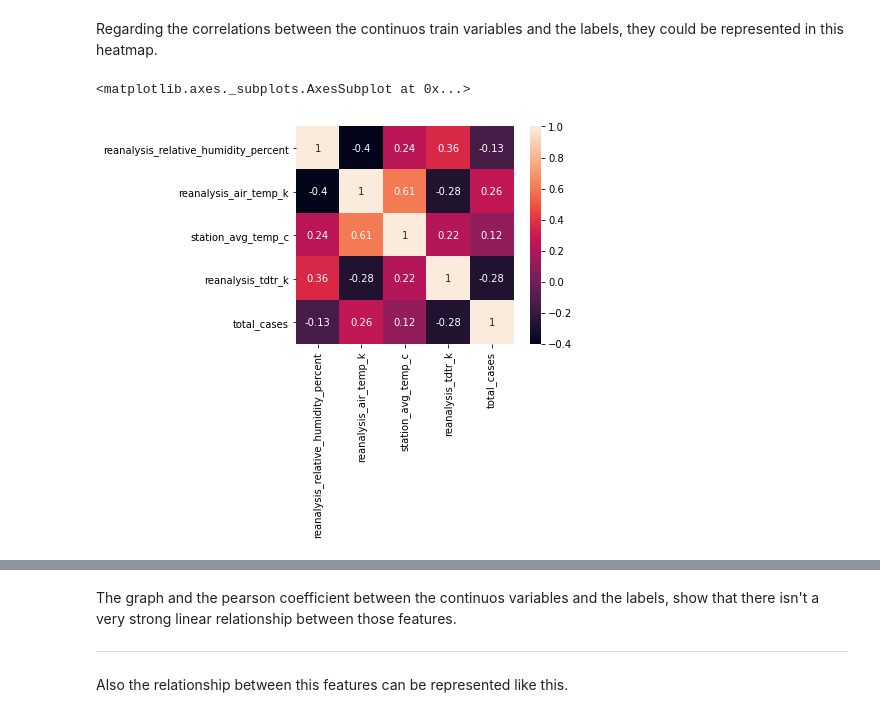
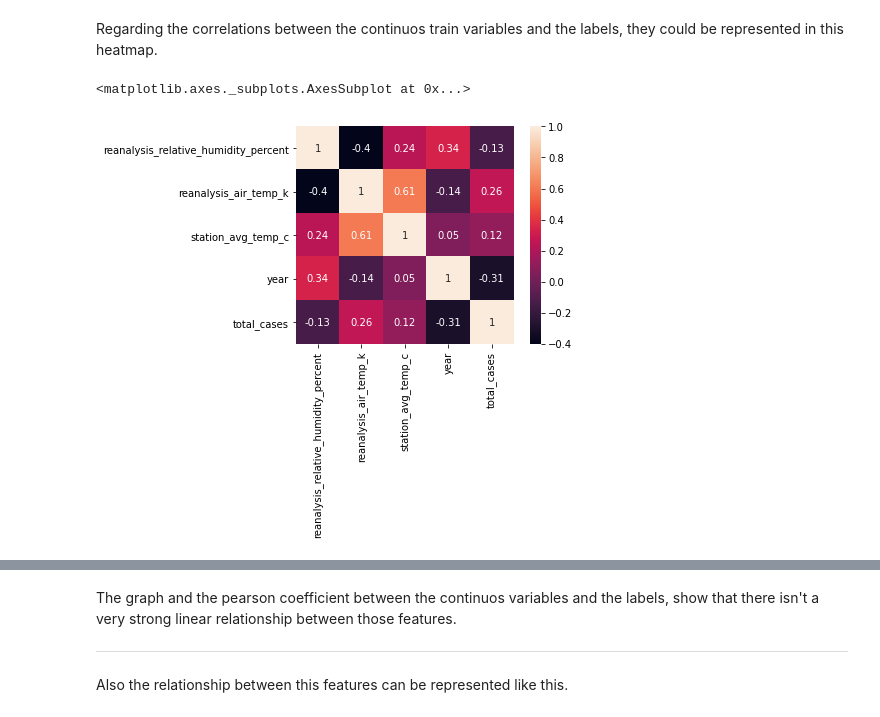
Before and after one commit to raulbs7/Machine-Learning-Techniques-Project, a Jupyter notebook: Dengue_Supervised_Project/2_Baseline.ipynb, the cells around one changed output, grey strips where cells are left out. Drawn from its saved outputs; the diff is of its cells as text; code cells hidden in the pictures.

```diff
--- a/Dengue_Supervised_Project/2_Baseline.ipynb
+++ b/Dengue_Supervised_Project/2_Baseline.ipynb
@@ -134,11 +134,11 @@ Also, there is going to be added other important features such as ``weekofyear``
 Regarding the correlations between the continuos train variables and the labels, they could be represented in this heatmap.
 # %%
 corr_mtx = train[['reanalysis_relative_humidity_percent',
-                'reanalysis_air_temp_k', 'station_avg_temp_c', 'reanalysis_tdtr_k', 'total_cases']].corr()
+                'reanalysis_air_temp_k', 'station_avg_temp_c', 'year', 'total_cases']].corr()
 sns.heatmap(corr_mtx , square = True, annot=True)
 # %% [output]
 <matplotlib.axes._subplots.AxesSubplot at 0x...>
-[figure, old version]
+[figure, new version]
 # %%
 corr = [pearsonr(train['reanalysis_relative_humidity_percent'], train['total_cases'])[0], pearsonr(train['reanalysis_air_temp_k'], train['total_cases'])[0],
         pearsonr(train['station_avg_temp_c'], train['total_cases'])[0], pearsonr(train['reanalysis_tdtr_k'], train['total_cases'])[0]]
```
Also changed, not shown: parts of 58 cells of this notebook.
